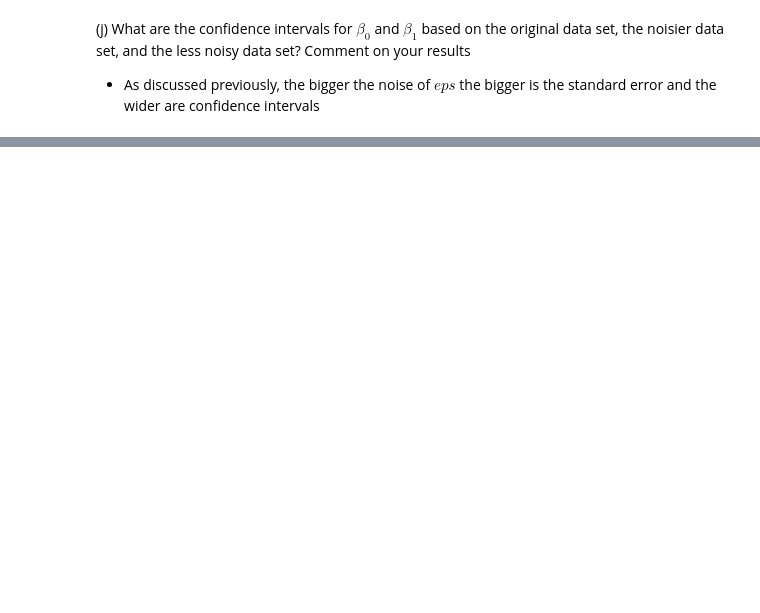
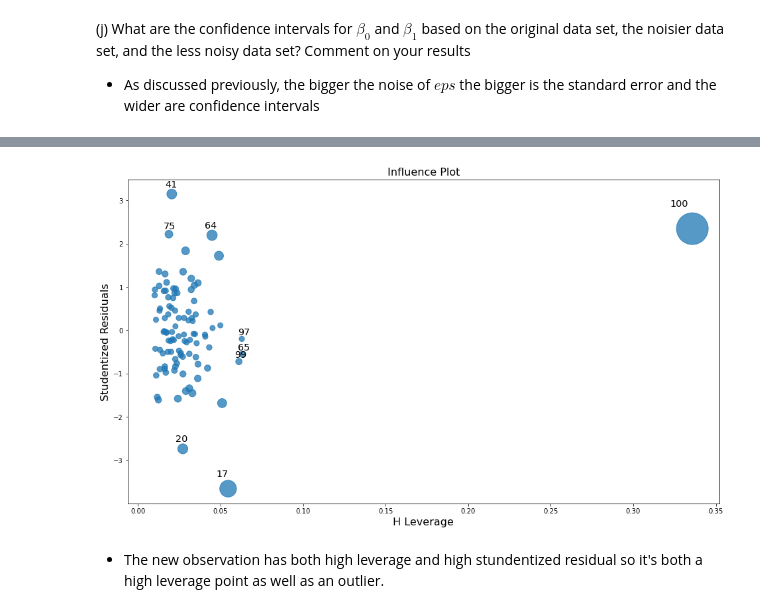
Before and after one commit to bartkowiaktomasz/introduction-to-statistical-learning-python, a Jupyter notebook: notebooks/Chapter_3.ipynb, the cells around one changed output, grey strips where cells are left out. Drawn from its saved outputs; the diff is of its cells as text; code cells hidden in the pictures; blank space fills up the shorter version.

```diff
--- a/notebooks/Chapter_3.ipynb
+++ b/notebooks/Chapter_3.ipynb
@@ -693,0 +762,3 @@ sm.OLS(y, x).fit().summary().tables[1]
+# %%
+res = sm.OLS(y_new, sm.add_constant(x1_new)).fit().summary().tables[1]
+res
@@ -693,0 +769,3 @@ sm.OLS(y, x).fit().summary().tables[1]
+# %%
+X_new = np.hstack([sm.add_constant(x1_new), x2_new.reshape(-1, 1)])
+sm.OLS(y_new, X_new).fit().summary().tables[1]
@@ -693,0 +797,7 @@ sm.OLS(y, x).fit().summary().tables[1]
+# %%
+_, ax_influence = plt.subplots(1, 1, figsize=(16, 9))
+_ = sm.graphics.influence_plot(new_result, ax=ax_influence)
+# %% [output]
+[figure, added]
+# %% [markdown]
+- The new observation has both high leverage and high stundentized residual so it's both a high leverage point as well as an outlier.
```
Also changed, not shown: parts of 35 cells of this notebook.
